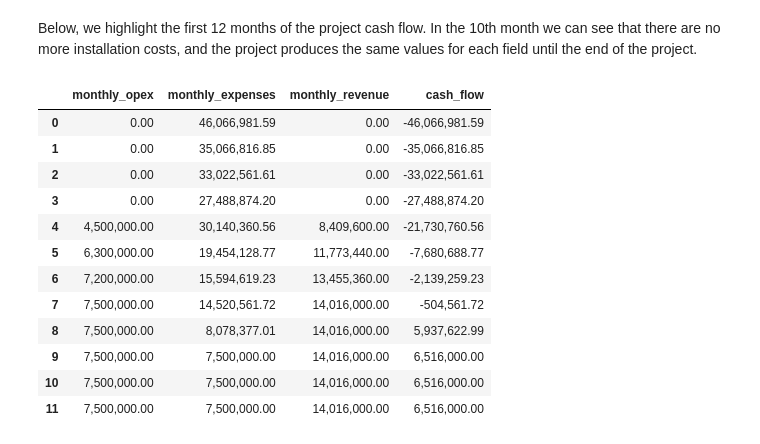
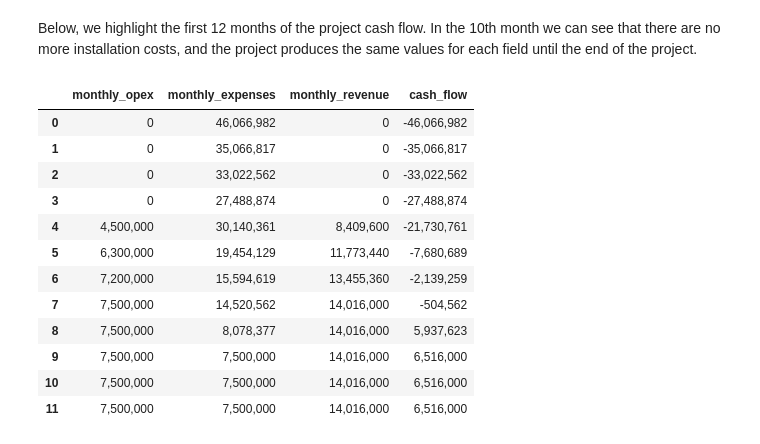
Before and after one commit to NLRWindSystems/ORBIT, a Jupyter notebook: examples/available_outputs.ipynb, the cells around one changed output. Drawn from its saved outputs; the diff is of its cells as text; code cells hidden in the pictures.

```diff
--- a/examples/available_outputs.ipynb
+++ b/examples/available_outputs.ipynb
@@ -21,6 +21,9 @@ import matplotlib.pyplot as plt
 
 from ORBIT import ProjectManager, load_config
 
+# Apply thousands separators and no decimals to floats
+pd.options.display.float_format = '{:,.0f}'.format
+
 # Ensure the correct examples directory is used when running this in docs or in examples
 here = Path(".").resolve()
 example_dir = here.parents[1] / "examples" if here.stem == "tutorials" else here
@@ -557,24 +558,24 @@ until the end of the project.
 # %%
 pd.concat(
     [
         pd.DataFrame(project.monthly_opex.values(), columns=["monthly_opex"]),
         pd.DataFrame(project.monthly_expenses.values(), columns=["monthly_expenses"]),
         pd.DataFrame(project.monthly_revenue.values(), columns=["monthly_revenue"]),
         pd.DataFrame(project.cash_flow.values(), columns=["cash_flow"]),
     ],
     axis=1
-).head(12).style.format("{:,.2f}")
+).head(12)
 # %% [output]
 |  | monthly_opex | monthly_expenses | monthly_revenue | cash_flow |
-| 0 | 0.00 | 46,066,981.59 | 0.00 | -46,066,981.59 |
-| 1 | 0.00 | 35,066,816.85 | 0.00 | -35,066,816.85 |
-| 2 | 0.00 | 33,022,561.61 | 0.00 | -33,022,561.61 |
-| 3 | 0.00 | 27,488,874.20 | 0.00 | -27,488,874.20 |
-| 4 | 4,500,000.00 | 30,140,360.56 | 8,409,600.00 | -21,730,760.56 |
-| 5 | 6,300,000.00 | 19,454,128.77 | 11,773,440.00 | -7,680,688.77 |
-| 6 | 7,200,000.00 | 15,594,619.23 | 13,455,360.00 | -2,139,259.23 |
-| 7 | 7,500,000.00 | 14,520,561.72 | 14,016,000.00 | -504,561.72 |
-| 8 | 7,500,000.00 | 8,078,377.01 | 14,016,000.00 | 5,937,622.99 |
-| 9 | 7,500,000.00 | 7,500,000.00 | 14,016,000.00 | 6,516,000.00 |
-| 10 | 7,500,000.00 | 7,500,000.00 | 14,016,000.00 | 6,516,000.00 |
-| 11 | 7,500,000.00 | 7,500,000.00 | 14,016,000.00 | 6,516,000.00 |
+| 0 | 0 | 46,066,982 | 0 | -46,066,982 |
+| 1 | 0 | 35,066,817 | 0 | -35,066,817 |
+| 2 | 0 | 33,022,562 | 0 | -33,022,562 |
+| 3 | 0 | 27,488,874 | 0 | -27,488,874 |
+| 4 | 4,500,000 | 30,140,361 | 8,409,600 | -21,730,761 |
+| 5 | 6,300,000 | 19,454,129 | 11,773,440 | -7,680,689 |
+| 6 | 7,200,000 | 15,594,619 | 13,455,360 | -2,139,259 |
+| 7 | 7,500,000 | 14,520,562 | 14,016,000 | -504,562 |
+| 8 | 7,500,000 | 8,078,377 | 14,016,000 | 5,937,623 |
+| 9 | 7,500,000 | 7,500,000 | 14,016,000 | 6,516,000 |
+| 10 | 7,500,000 | 7,500,000 | 14,016,000 | 6,516,000 |
+| 11 | 7,500,000 | 7,500,000 | 14,016,000 | 6,516,000 |
```
Also changed, not shown: parts of 2 cells of this notebook, 9 other files.
